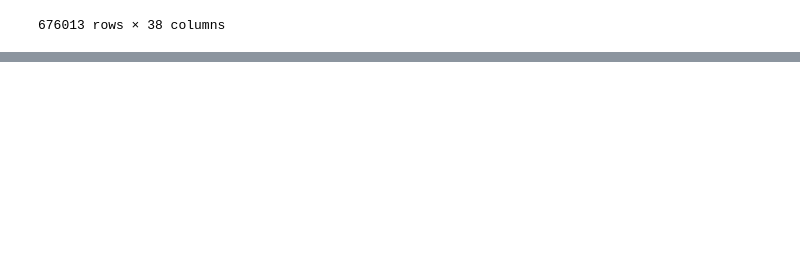
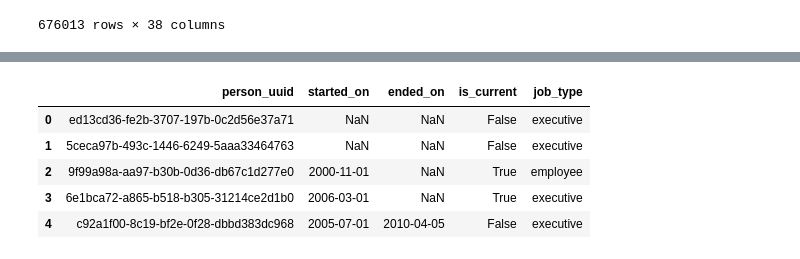
Before and after one commit to StardustLID/TEMG4952A-TEAM-5, a Jupyter notebook: stardust_sandbox/people_degree_jobs_remake.ipynb, the cells around one changed output, grey strips where cells are left out. Drawn from its saved outputs; the diff is of its cells as text; code cells hidden in the pictures; blank space fills up the shorter version.

```diff
--- a/stardust_sandbox/people_degree_jobs_remake.ipynb
+++ b/stardust_sandbox/people_degree_jobs_remake.ipynb
@@ -199,0 +217,9 @@ ppl_join.reset_index(inplace=True)
+# %%
+job_df.head()
+# %% [output]
+|  | person_uuid | started_on | ended_on | is_current | job_type |
+| 0 | ed13cd36-fe2b-3707-197b-0c2d56e37a71 | NaN | NaN | False | executive |
+| 1 | 5ceca97b-493c-1446-6249-5aaa33464763 | NaN | NaN | False | executive |
+| 2 | 9f99a98a-aa97-b30b-0d36-db67c1d277e0 | 2000-11-01 | NaN | True | employee |
+| 3 | 6e1bca72-a865-b518-b305-31214ce2d1b0 | 2006-03-01 | NaN | True | executive |
+| 4 | c92a1f00-8c19-bf2e-0f28-dbbd383dc968 | 2005-07-01 | 2010-04-05 | False | executive |
```
Also changed, not shown: parts of 5 cells of this notebook.
